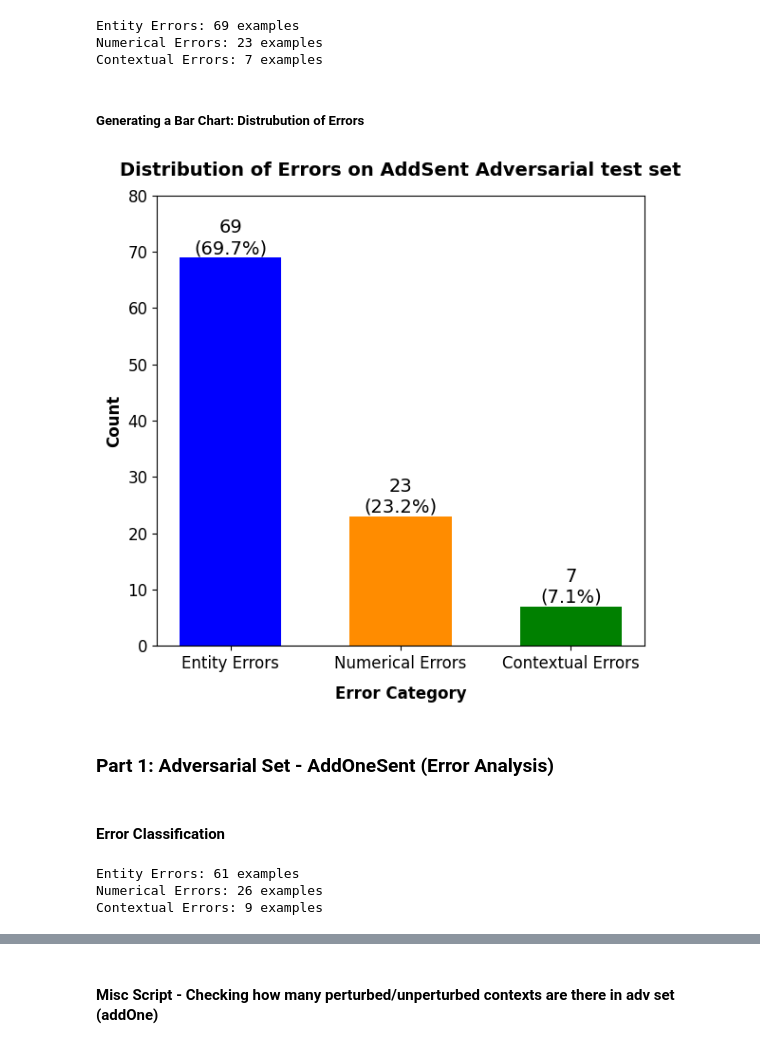
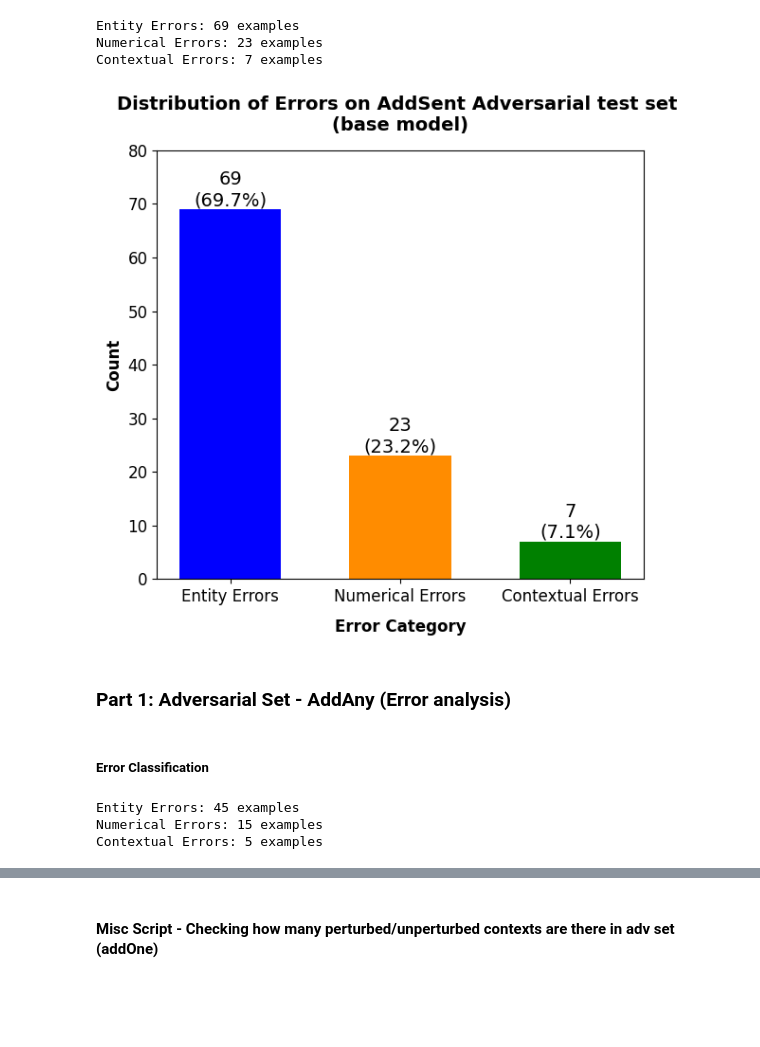
Before and after one commit to Shaz-Momin/nlp-fp-dataset-artifacts, a Jupyter notebook: error_analysis/adv_error_analysis.ipynb, the cells around one changed output, grey strips where cells are left out. Cells and saved outputs as stored; diff of their text form; code cells hidden in the pictures; blank space fills up the shorter version.

```diff
--- a/error_analysis/adv_error_analysis.ipynb
+++ b/error_analysis/adv_error_analysis.ipynb
@@ -53,43 +53,41 @@ for category, examples in categories.items():
     with open(f'addSent_error_classes/{category.replace(" ", "_").lower()}.jsonl', 'w') as file:
         for example in examples:
             file.write(json.dumps(example) + '\n')
-# %% [markdown]
-##### Generating a Bar Chart: Distrubution of Errors
 # %%
 import matplotlib.pyplot as plt
 
 def plot_bar(ylim, title):
     # Data
     category_names = categories.keys()
     counts = [len(examples) for examples in categories.values()]
     total = sum(counts)
     percentages = [count / total * 100 for count in counts]
 
     # Create bar chart
     plt.figure(figsize=(6, 6))  # Adjust the figure size to fit one column
     bars = plt.bar(category_names, counts, color=['blue', 'darkorange', 'green'], width=0.6)
     plt.xlabel('Error Category', fontsize=12, fontweight='semibold', labelpad=10)
     plt.ylabel('Count', fontsize=12, fontweight='semibold')
     plt.ylim(0, ylim)
     plt.title(title, fontsize=14, pad=15, fontweight='bold')
 
     # Add percentage labels
     for bar, percentage in zip(bars, percentages):
         height = bar.get_height()
         plt.text(bar.get_x() + bar.get_width() / 2, height, f'{int(height)}\n({percentage:.1f}%)', ha='center', va='bottom', fontsize=14)
 
     plt.xticks(fontsize=12)  # Increase the fontsize for x-axis labels
     plt.yticks(fontsize=12)
     plt.tight_layout()  # Adjust layout to make sure everything fits well
     plt.show()
 
-plot_bar(ylim=80, title='Distribution of Errors on AddSent Adversarial test set')
+plot_bar(ylim=80, title='Distribution of Errors on AddSent Adversarial test set \n(base model)')
 # %% [output]
-[figure, old version]
+[figure, new version]
 # %% [markdown]
-### Part 1: Adversarial Set - AddOneSent (Error Analysis)
+### Part 1: Adversarial Set - AddAny (Error analysis)
 # %% [markdown]
-#### Error Classification
+##### Error Classification
 # %%
 # Reset the categories
 categories = {
@@ -99,7 +97,7 @@ categories = {
 }
 
 # Read the JSONL file and classify each example
-with open('addOneSent_incorrect_pred.jsonl', 'r') as file:
+with open('addAny_incorrect_pred.jsonl', 'r') as file:
     for line in file:
         example = json.loads(line)
         category = classify_error(example)
@@ -109,9 +107,9 @@ with open('addOneSent_incorrect_pred.jsonl', 'r') as file:
 for category, examples in categories.items():
     print(f"{category}: {len(examples)} examples")
 # %% [output]
-Entity Errors: 61 examples
-Numerical Errors: 26 examples
-Contextual Errors: 9 examples
+Entity Errors: 45 examples
+Numerical Errors: 15 examples
+Contextual Errors: 5 examples
 # %%
 import shutil
 # Save the classified examples to separate files
```
Also changed, not shown: parts of 9 cells of this notebook, 45 other files.
